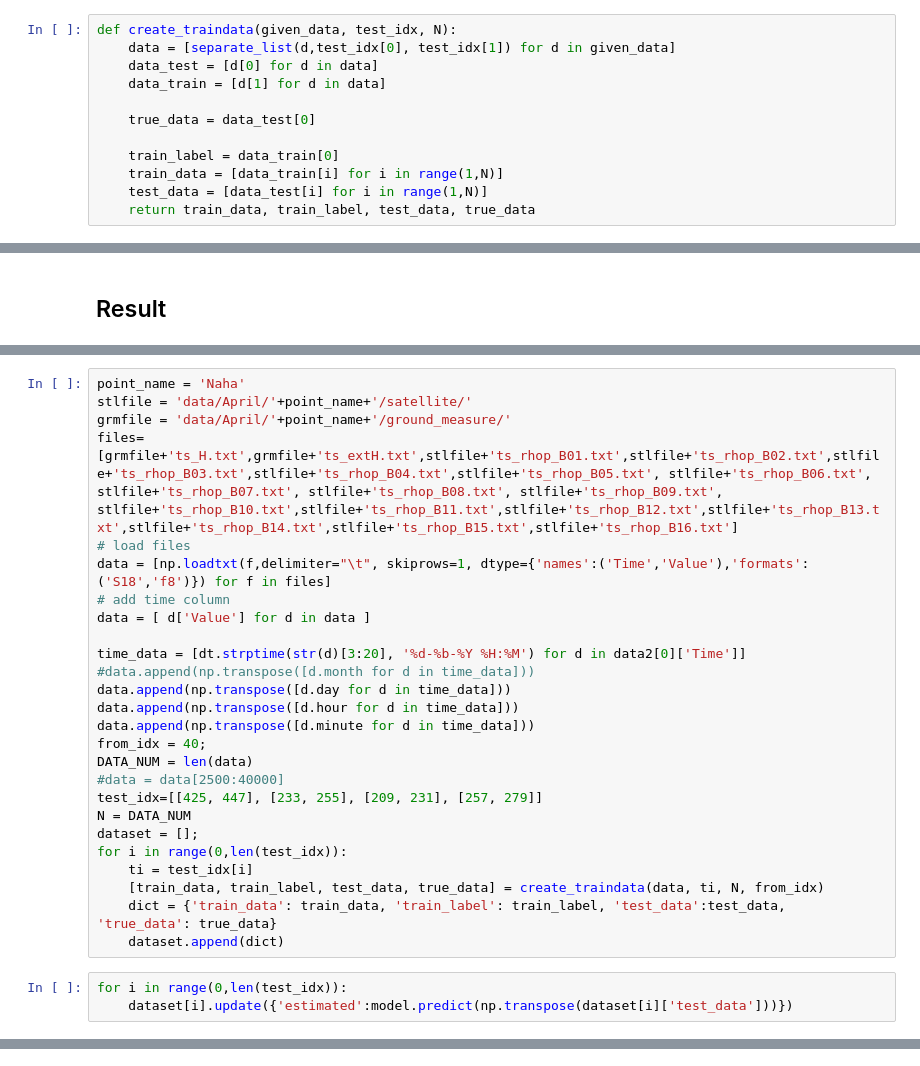
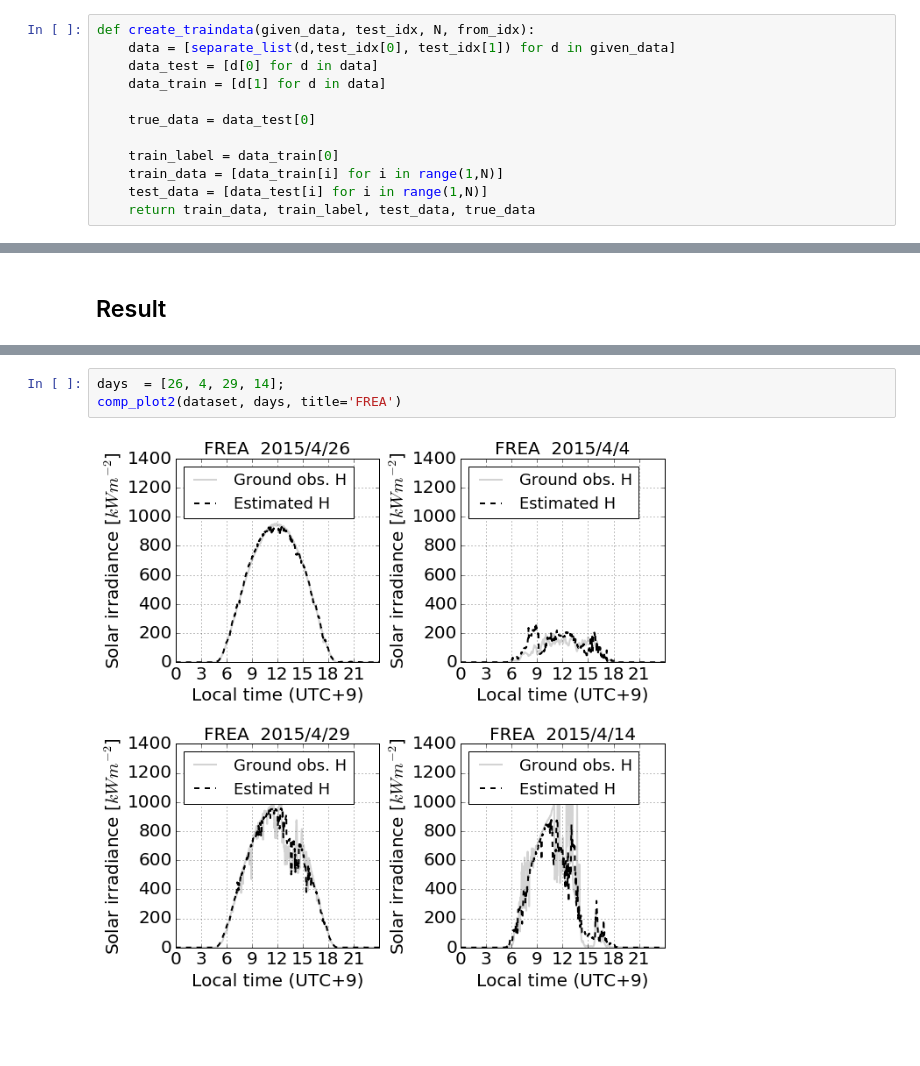
Before and after one commit to mizunototori/RF_example, a Jupyter notebook: FREA_RF.ipynb, the cells around one changed output, grey strips where cells are left out. Saved outputs shown, nothing was run; the diff lists cells and outputs as text; blank space fills up the shorter version.

```diff
--- a/FREA_RF.ipynb
+++ b/FREA_RF.ipynb
@@ -17,5 +26,5 @@ from IPython.core.display import Image
 # %%
-def create_traindata(given_data, test_idx, N):
+def create_traindata(given_data, test_idx, N, from_idx):
     data = [separate_list(d,test_idx[0], test_idx[1]) for d in given_data]
     data_test = [d[0] for d in data]
     data_train = [d[1] for d in data]
@@ -347,29 +303,0 @@ def comp_scatter(true_data, estimated_data, title='Title'):
-# %%
-point_name = 'Naha'
-stlfile = 'data/April/'+point_name+'/satellite/'
-grmfile = 'data/April/'+point_name+'/ground_measure/'
-files=[grmfile+'ts_H.txt',grmfile+'ts_extH.txt',stlfile+'ts_rhop_B01.txt',stlfile+'ts_rhop_B02.txt',stlfile+'ts_rhop_B03.txt',stlfile+'ts_rhop_B04.txt',stlfile+'ts_rhop_B05.txt', stlfile+'ts_rhop_B06.txt', stlfile+'ts_rhop_B07.txt', stlfile+'ts_rhop_B08.txt', stlfile+'ts_rhop_B09.txt', stlfile+'ts_rhop_B10.txt',stlfile+'ts_rhop_B11.txt',stlfile+'ts_rhop_B12.txt',stlfile+'ts_rhop_B13.txt',stlfile+'ts_rhop_B14.txt',stlfile+'ts_rhop_B15.txt',stlfile+'ts_rhop_B16.txt']
-# load files
-data = [np.loadtxt(f,delimiter="\t", skiprows=1, dtype={'names':('Time','Value'),'formats':('S18','f8')}) for f in files]
-# add time column
-data = [ d['Value'] for d in data ]
-
-time_data = [dt.strptime(str(d)[3:20], '%d-%b-%Y %H:%M') for d in data2[0]['Time']]
-#data.append(np.transpose([d.month for d in time_data]))
-data.append(np.transpose([d.day for d in time_data]))
-data.append(np.transpose([d.hour for d in time_data]))
-data.append(np.transpose([d.minute for d in time_data]))
-from_idx = 40;
-DATA_NUM = len(data)
-#data = data[2500:40000]
-test_idx=[[425, 447], [233, 255], [209, 231], [257, 279]]
-N = DATA_NUM
-dataset = [];
-for i in range(0,len(test_idx)):
-    ti = test_idx[i]
-    [train_data, train_label, test_data, true_data] = create_traindata(data, ti, N, from_idx)
-    dict = {'train_data': train_data, 'train_label': train_label, 'test_data':test_data, 'true_data': true_data}
-    dataset.append(dict)
-# %%
-for i in range(0,len(test_idx)):
-    dataset[i].update({'estimated':model.predict(np.transpose(dataset[i]['test_data']))})
@@ -388,0 +304,5 @@ for i in range(0,len(test_idx)):
+# %%
+days  = [26, 4, 29, 14];
+comp_plot2(dataset, days, title='FREA')
+# %% [output]
+[figure, added]
```
Also changed, not shown: parts of 8 cells of this notebook, 1 other file.
